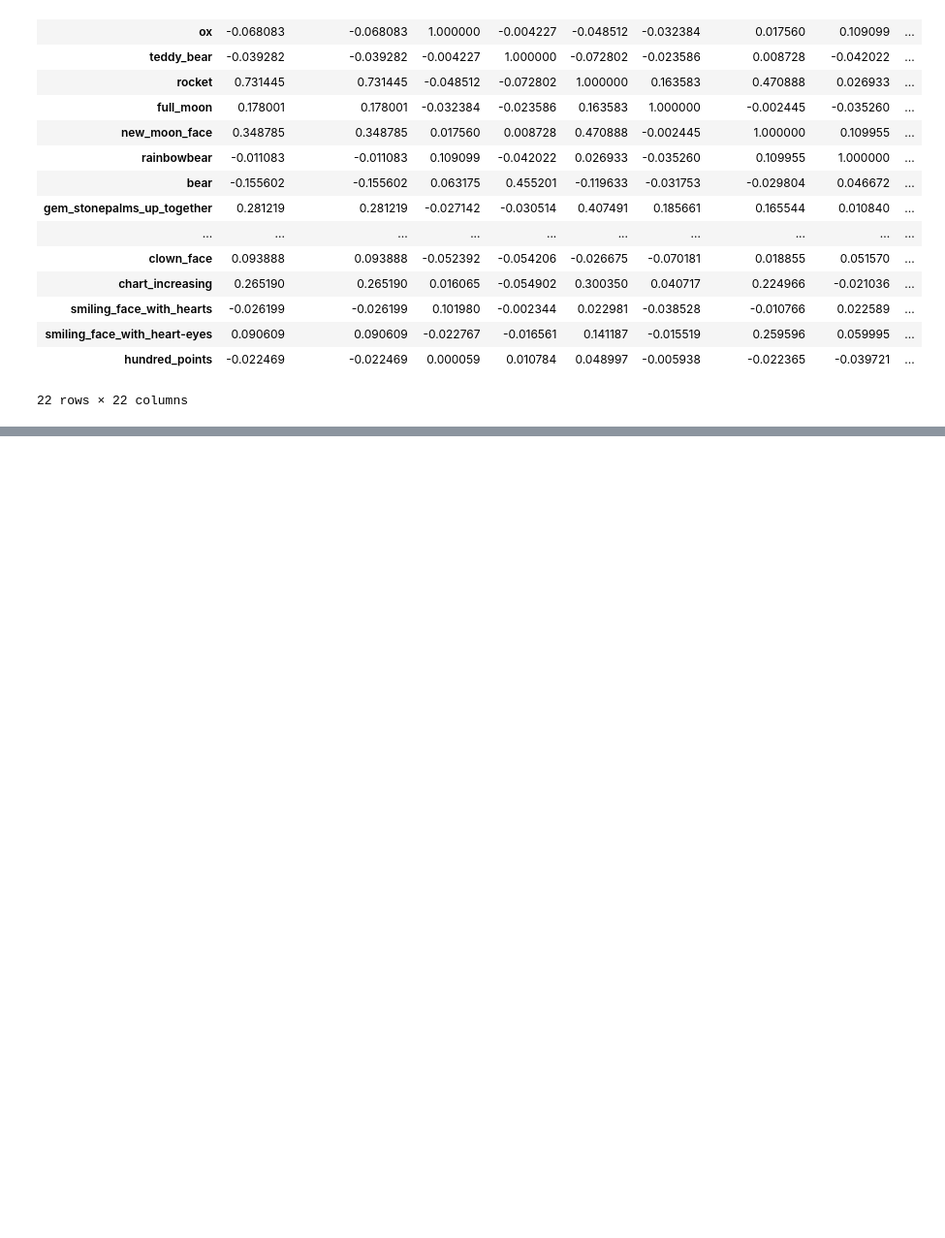
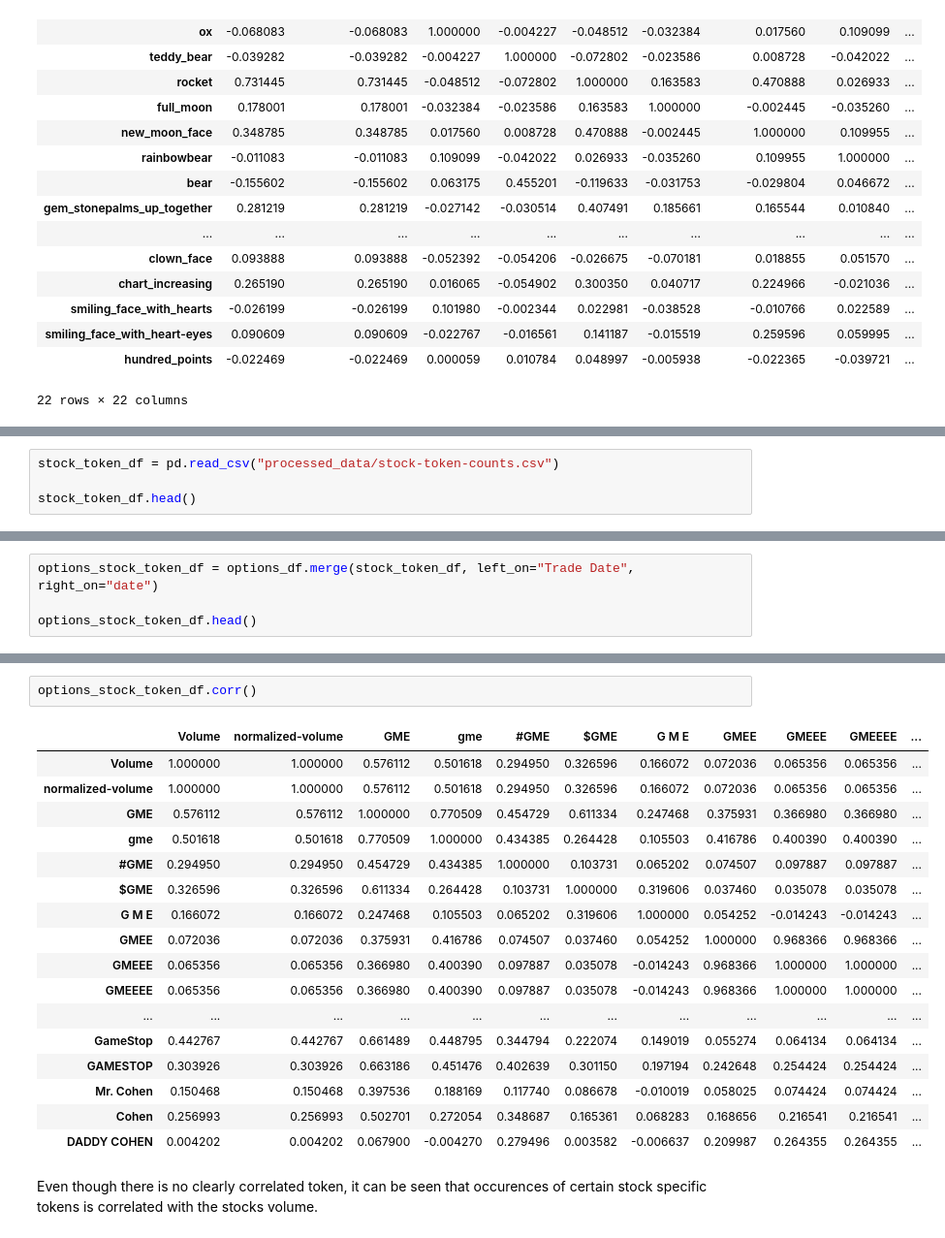
Before and after one commit to mahanama94/cs895-nlp, a Jupyter notebook: analysis.ipynb, the cells around one changed output, grey strips where cells are left out. Shown at 97% size. Drawn from its saved outputs; the diff is of its cells as text; blank space fills up the shorter version.

```diff
--- a/analysis.ipynb
+++ b/analysis.ipynb
@@ -87,0 +131,4 @@ corr
+# %%
+stock_token_df = pd.read_csv("processed_data/stock-token-counts.csv")
+
+stock_token_df.head()
@@ -87,0 +142,4 @@ corr
+# %%
+options_stock_token_df = options_df.merge(stock_token_df, left_on="Trade Date", right_on="date")
+
+options_stock_token_df.head()
@@ -87,0 +154,23 @@ corr
+# %%
+options_stock_token_df.corr()
+# %% [output]
+|  | Volume | normalized-volume | GME | gme | #GME | $GME | G M E | GMEE | GMEEE | GMEEEE | ... |
+| Volume | 1.000000 | 1.000000 | 0.576112 | 0.501618 | 0.294950 | 0.326596 | 0.166072 | 0.072036 | 0.065356 | 0.065356 | ... |
+| normalized-volume | 1.000000 | 1.000000 | 0.576112 | 0.501618 | 0.294950 | 0.326596 | 0.166072 | 0.072036 | 0.065356 | 0.065356 | ... |
+| GME | 0.576112 | 0.576112 | 1.000000 | 0.770509 | 0.454729 | 0.611334 | 0.247468 | 0.375931 | 0.366980 | 0.366980 | ... |
+| gme | 0.501618 | 0.501618 | 0.770509 | 1.000000 | 0.434385 | 0.264428 | 0.105503 | 0.416786 | 0.400390 | 0.400390 | ... |
+| #GME | 0.294950 | 0.294950 | 0.454729 | 0.434385 | 1.000000 | 0.103731 | 0.065202 | 0.074507 | 0.097887 | 0.097887 | ... |
+| $GME | 0.326596 | 0.326596 | 0.611334 | 0.264428 | 0.103731 | 1.000000 | 0.319606 | 0.037460 | 0.035078 | 0.035078 | ... |
+| G M E | 0.166072 | 0.166072 | 0.247468 | 0.105503 | 0.065202 | 0.319606 | 1.000000 | 0.054252 | -0.014243 | -0.014243 | ... |
+| GMEE | 0.072036 | 0.072036 | 0.375931 | 0.416786 | 0.074507 | 0.037460 | 0.054252 | 1.000000 | 0.968366 | 0.968366 | ... |
+| GMEEE | 0.065356 | 0.065356 | 0.366980 | 0.400390 | 0.097887 | 0.035078 | -0.014243 | 0.968366 | 1.000000 | 1.000000 | ... |
+| GMEEEE | 0.065356 | 0.065356 | 0.366980 | 0.400390 | 0.097887 | 0.035078 | -0.014243 | 0.968366 | 1.000000 | 1.000000 | ... |
+| ... | ... | ... | ... | ... | ... | ... | ... | ... | ... | ... | ... |
+| GameStop | 0.442767 | 0.442767 | 0.661489 | 0.448795 | 0.344794 | 0.222074 | 0.149019 | 0.055274 | 0.064134 | 0.064134 | ... |
+| GAMESTOP | 0.303926 | 0.303926 | 0.663186 | 0.451476 | 0.402639 | 0.301150 | 0.197194 | 0.242648 | 0.254424 | 0.254424 | ... |
+| Mr. Cohen | 0.150468 | 0.150468 | 0.397536 | 0.188169 | 0.117740 | 0.086678 | -0.010019 | 0.058025 | 0.074424 | 0.074424 | ... |
+| Cohen | 0.256993 | 0.256993 | 0.502701 | 0.272054 | 0.348687 | 0.165361 | 0.068283 | 0.168656 | 0.216541 | 0.216541 | ... |
+| DADDY COHEN | 0.004202 | 0.004202 | 0.067900 | -0.004270 | 0.279496 | 0.003582 | -0.006637 | 0.209987 | 0.264355 | 0.264355 | ... |
+# %% [markdown]
+Even though there is no clearly correlated token, it can be seen that occurences of certain
+stock specific tokens is correlated with the stocks volume.
```
Also changed, not shown: parts of 11 cells of this notebook.
